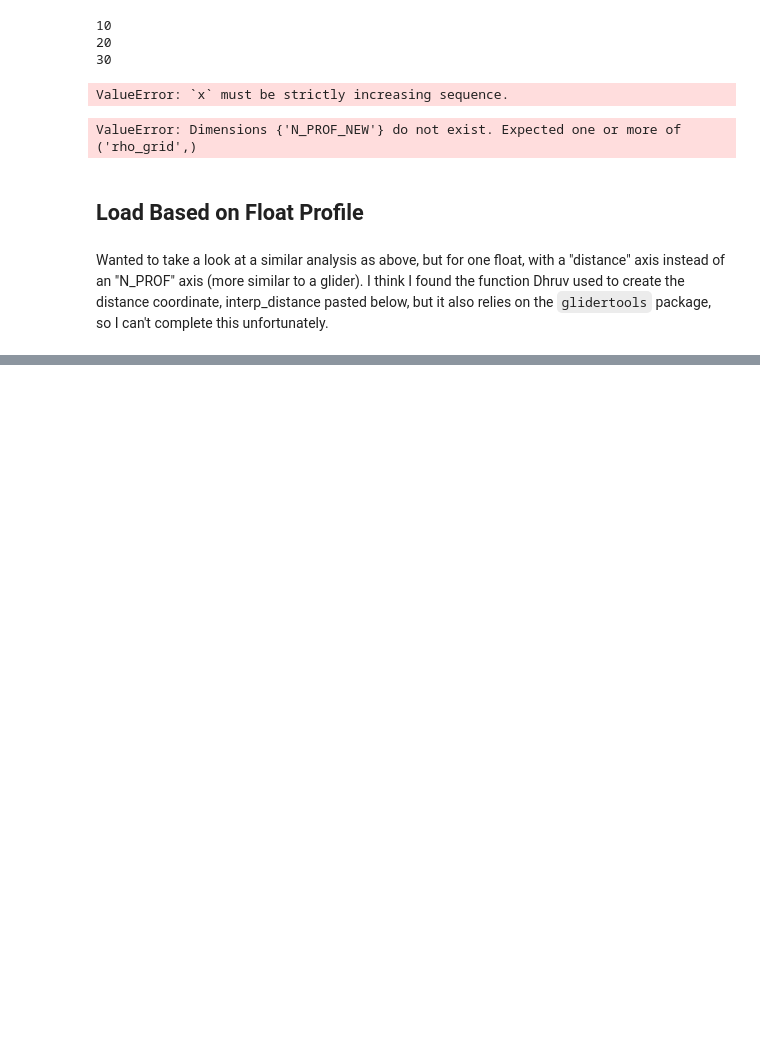
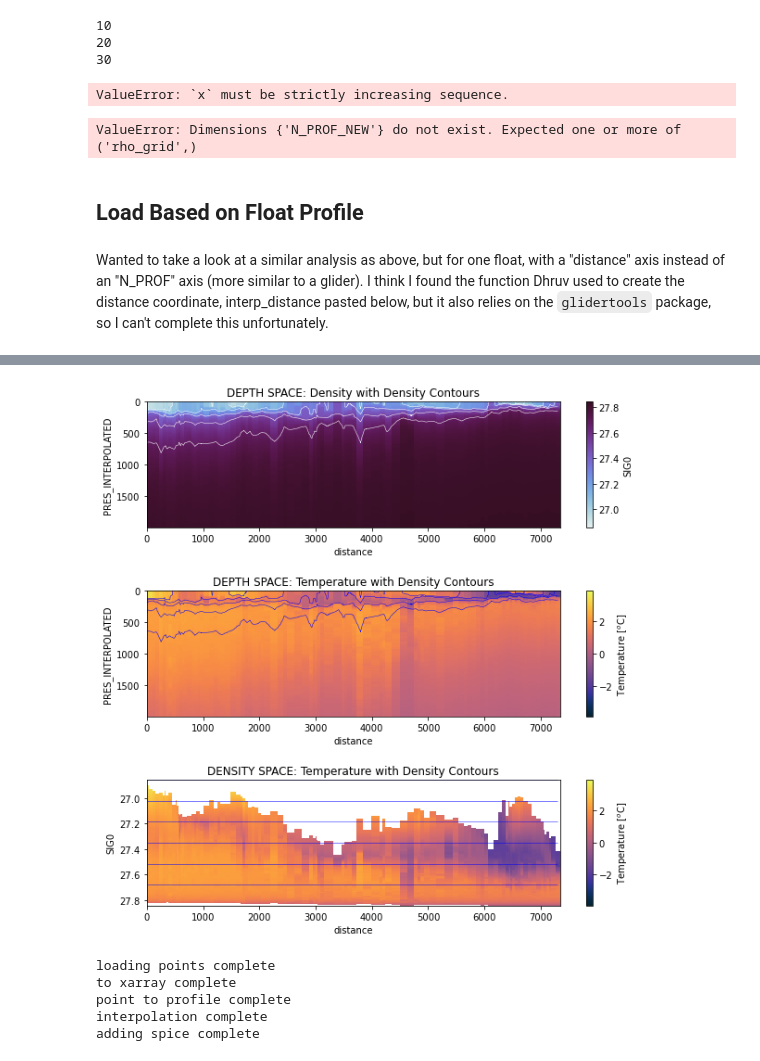
Before and after one commit to ocean-transport/argo-intern, a Jupyter notebook: argo_density_space.ipynb, the cells around one changed output, grey strips where cells are left out. Drawn from its saved outputs; the diff is of its cells as text; code cells hidden in the pictures; blank space fills up the shorter version.

```diff
--- a/argo_density_space.ipynb
+++ b/argo_density_space.ipynb
@@ -260,0 +224,4 @@ NameError: name 'gt' is not defined
+# %%
+float0_dist = df.interp_distance(float0)
+# %%
+rho_grid_0 = np.linspace(26.8,28,1001)
@@ -260,0 +233,12 @@ NameError: name 'gt' is not defined
+# %%
+pf.plot_depth_profs(float0_dist, float0_rho, dim1='distance')
+# %% [output]
+[figure, added]
+# %%
+float2 = ff.get_float(float_IDs[2], 4)
+# %% [output]
+loading points complete
+to xarray complete
+point to profile complete
+interpolation complete
+adding spice complete
```
Also changed, not shown: parts of 23 cells of this notebook.
